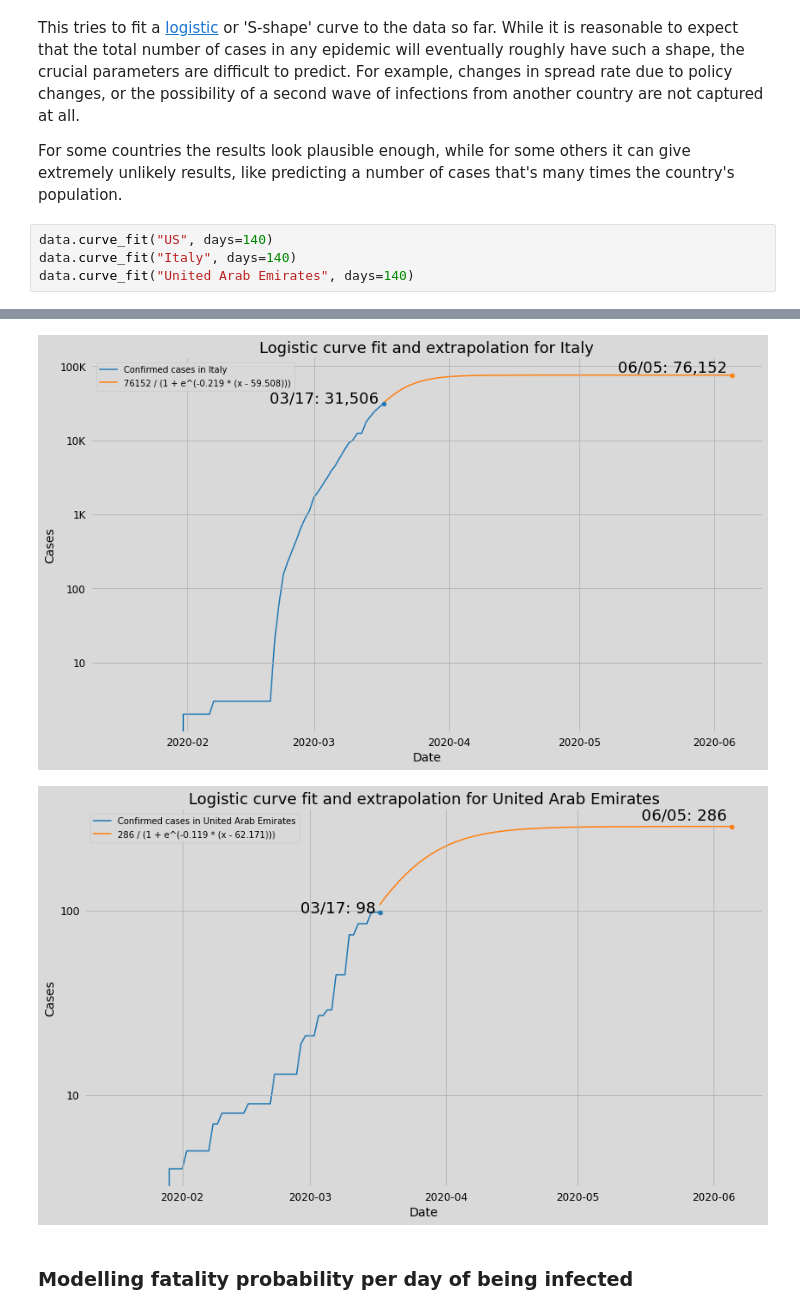
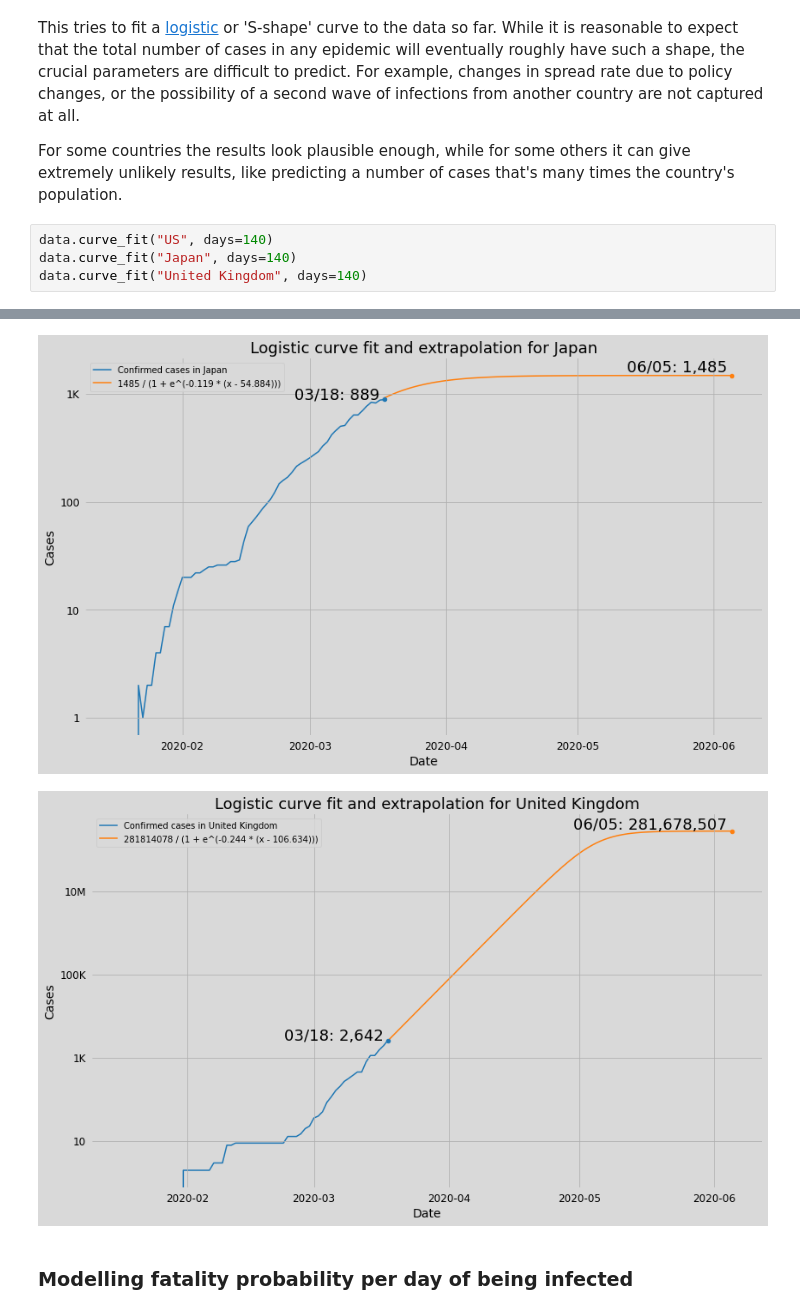
Before and after one commit to JeroenKools/covid19, a Jupyter notebook: COVID-19.ipynb, the cells around one changed output, grey strips where cells are left out. Cells and saved outputs as stored; diff of their text form.

```diff
--- a/COVID-19.ipynb
+++ b/COVID-19.ipynb
@@ -172,6 +183,6 @@ This tries to fit a [logistic](https://en.wikipedia.org/wiki/Logistic_function)
 For some countries the results look plausible enough, while for some others it can give extremely unlikely results, like predicting a number of cases that's many times the country's population.
 # %%
 data.curve_fit("US", days=140)
-data.curve_fit("Italy", days=140)
-data.curve_fit("United Arab Emirates", days=140)
+data.curve_fit("Japan", days=140)
+data.curve_fit("United Kingdom", days=140)
 # %% [output]
@@ -179,5 +190,5 @@ data.curve_fit("United Arab Emirates", days=140)
-[figure, old version]
+[figure, new version]
-[figure, old version]
+[figure, new version]
 # %% [markdown]
 ### Modelling fatality probability per day of being infected
 # %%
```
Also changed, not shown: parts of 16 cells of this notebook, 1 other file.
